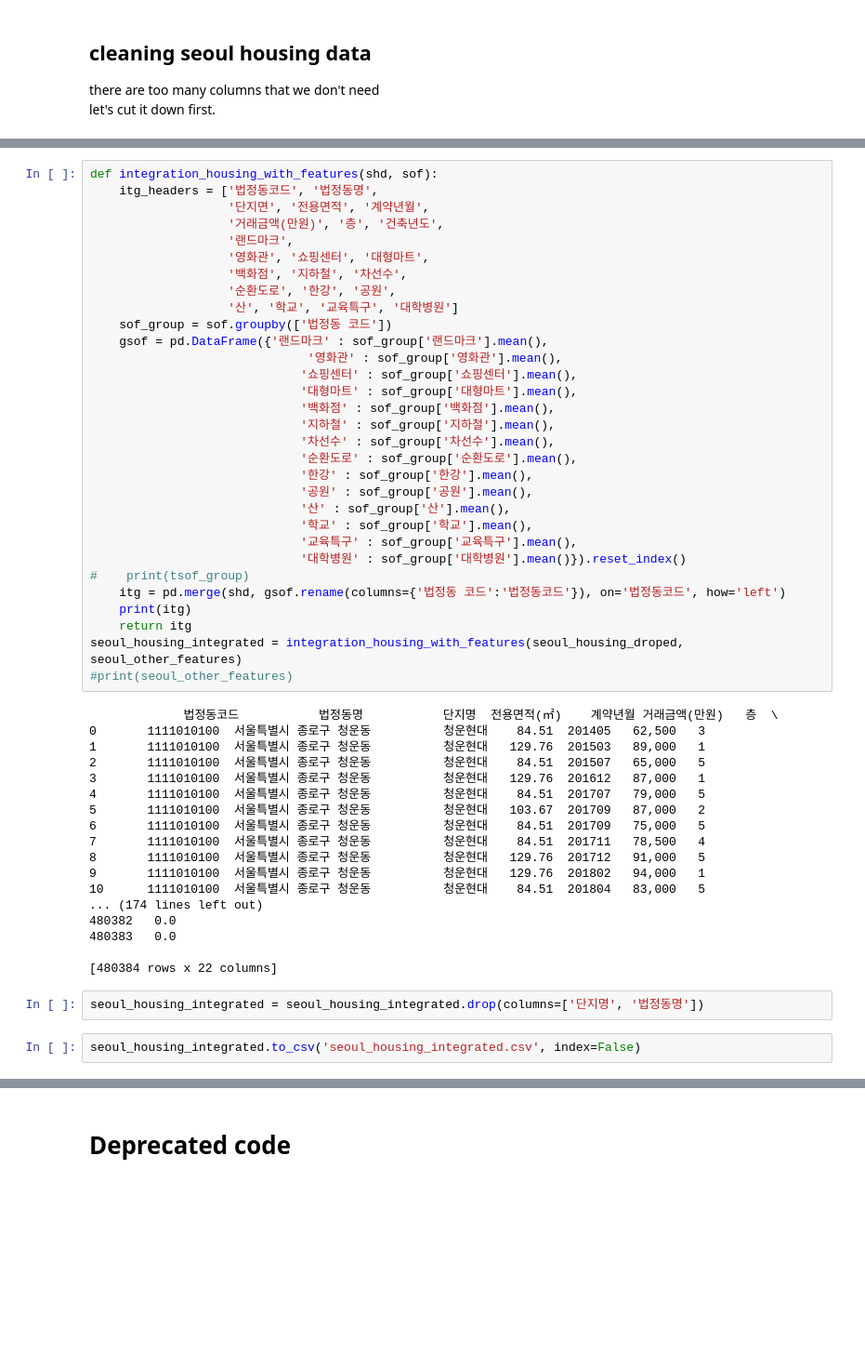
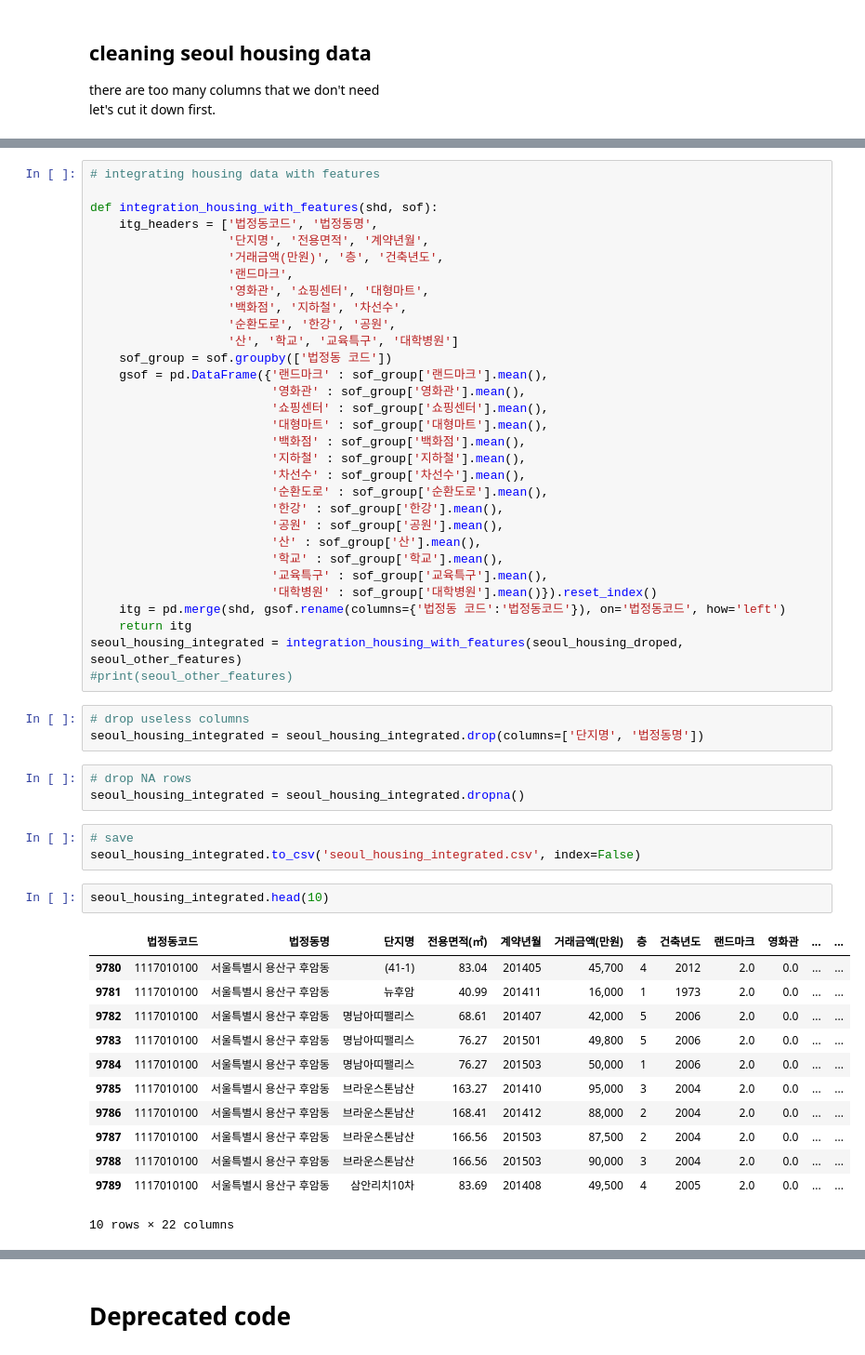
Before and after one commit to younghk/Housing_Seoul_Analysis, a Jupyter notebook: Data_preprocessing.ipynb, the cells around one changed output, grey strips where cells are left out. Shown at 93% size. Saved outputs shown, nothing was run; the diff lists cells and outputs as text; blank space fills up the shorter version.

```diff
--- a/Data_preprocessing.ipynb
+++ b/Data_preprocessing.ipynb
@@ -166,7 +153,9 @@ FileNotFoundError: [Errno 2] File b'seoul_other_features.csv' does not exist: b'
 # %%
+# integrating housing data with features
+
 def integration_housing_with_features(shd, sof):
     itg_headers = ['법정동코드', '법정동명',
-                   '단지면', '전용면적', '계약년월',
+                   '단지명', '전용면적', '계약년월',
                    '거래금액(만원)', '층', '건축년도',
                    '랜드마크',
                    '영화관', '쇼핑센터', '대형마트',
@@ -175,44 +164,44 @@ def integration_housing_with_features(shd, sof):
                    '산', '학교', '교육특구', '대학병원']
     sof_group = sof.groupby(['법정동 코드'])
     gsof = pd.DataFrame({'랜드마크' : sof_group['랜드마크'].mean(),
-                              '영화관' : sof_group['영화관'].mean(),
-                             '쇼핑센터' : sof_group['쇼핑센터'].mean(),
-                             '대형마트' : sof_group['대형마트'].mean(),
-                             '백화점' : sof_group['백화점'].mean(),
-                             '지하철' : sof_group['지하철'].mean(),
-                             '차선수' : sof_group['차선수'].mean(),
-                             '순환도로' : sof_group['순환도로'].mean(),
-                             '한강' : sof_group['한강'].mean(),
-                             '공원' : sof_group['공원'].mean(),
-                             '산' : sof_group['산'].mean(),
-                             '학교' : sof_group['학교'].mean(),
-                             '교육특구' : sof_group['교육특구'].mean(),
-                             '대학병원' : sof_group['대학병원'].mean()}).reset_index()
-#    print(tsof_group)
+                         '영화관' : sof_group['영화관'].mean(),
+                         '쇼핑센터' : sof_group['쇼핑센터'].mean(),
+                         '대형마트' : sof_group['대형마트'].mean(),
+                         '백화점' : sof_group['백화점'].mean(),
+                         '지하철' : sof_group['지하철'].mean(),
+                         '차선수' : sof_group['차선수'].mean(),
+                         '순환도로' : sof_group['순환도로'].mean(),
+                         '한강' : sof_group['한강'].mean(),
+                         '공원' : sof_group['공원'].mean(),
+                         '산' : sof_group['산'].mean(),
+                         '학교' : sof_group['학교'].mean(),
+                         '교육특구' : sof_group['교육특구'].mean(),
+                         '대학병원' : sof_group['대학병원'].mean()}).reset_index()
     itg = pd.merge(shd, gsof.rename(columns={'법정동 코드':'법정동코드'}), on='법정동코드', how='left')
-    print(itg)
     return itg
 seoul_housing_integrated = integration_housing_with_features(seoul_housing_droped, seoul_other_features)
 #print(seoul_other_features)
-# %% [output]
-             법정동코드           법정동명           단지명  전용면적(㎡)    계약년월 거래금액(만원)   층  \
-0       1111010100  서울특별시 종로구 청운동          청운현대    84.51  201405   62,500   3
-1       1111010100  서울특별시 종로구 청운동          청운현대   129.76  201503   89,000   1
-2       1111010100  서울특별시 종로구 청운동          청운현대    84.51  201507   65,000   5
-3       1111010100  서울특별시 종로구 청운동          청운현대   129.76  201612   87,000   1
-4       1111010100  서울특별시 종로구 청운동          청운현대    84.51  201707   79,000   5
-5       1111010100  서울특별시 종로구 청운동          청운현대   103.67  201709   87,000   2
-6       1111010100  서울특별시 종로구 청운동          청운현대    84.51  201709   75,000   5
-7       1111010100  서울특별시 종로구 청운동          청운현대    84.51  201711   78,500   4
-8       1111010100  서울특별시 종로구 청운동          청운현대   129.76  201712   91,000   5
-9       1111010100  서울특별시 종로구 청운동          청운현대   129.76  201802   94,000   1
-10      1111010100  서울특별시 종로구 청운동          청운현대    84.51  201804   83,000   5
-... (174 lines left out)
-480382   0.0
-480383   0.0
-
-[480384 rows x 22 columns]
 # %%
+# drop useless columns
 seoul_housing_integrated = seoul_housing_integrated.drop(columns=['단지명', '법정동명'])
+# %%
+# drop NA rows
+seoul_housing_integrated = seoul_housing_integrated.dropna()
 # %%
+# save
 seoul_housing_integrated.to_csv('seoul_housing_integrated.csv', index=False)
+# %%
+seoul_housing_integrated.head(10)
+# %% [output]
+|  | 법정동코드 | 법정동명 | 단지명 | 전용면적(㎡) | 계약년월 | 거래금액(만원) | 층 | 건축년도 | 랜드마크 | 영화관 | ... | ... |
+| 9780 | 1117010100 | 서울특별시 용산구 후암동 | (41-1) | 83.04 | 201405 | 45,700 | 4 | 2012 | 2.0 | 0.0 | ... | ... |
+| 9781 | 1117010100 | 서울특별시 용산구 후암동 | 뉴후암 | 40.99 | 201411 | 16,000 | 1 | 1973 | 2.0 | 0.0 | ... | ... |
+| 9782 | 1117010100 | 서울특별시 용산구 후암동 | 명남아띠팰리스 | 68.61 | 201407 | 42,000 | 5 | 2006 | 2.0 | 0.0 | ... | ... |
+| 9783 | 1117010100 | 서울특별시 용산구 후암동 | 명남아띠팰리스 | 76.27 | 201501 | 49,800 | 5 | 2006 | 2.0 | 0.0 | ... | ... |
+| 9784 | 1117010100 | 서울특별시 용산구 후암동 | 명남아띠팰리스 | 76.27 | 201503 | 50,000 | 1 | 2006 | 2.0 | 0.0 | ... | ... |
+| 9785 | 1117010100 | 서울특별시 용산구 후암동 | 브라운스톤남산 | 163.27 | 201410 | 95,000 | 3 | 2004 | 2.0 | 0.0 | ... | ... |
+| 9786 | 1117010100 | 서울특별시 용산구 후암동 | 브라운스톤남산 | 168.41 | 201412 | 88,000 | 2 | 2004 | 2.0 | 0.0 | ... | ... |
+| 9787 | 1117010100 | 서울특별시 용산구 후암동 | 브라운스톤남산 | 166.56 | 201503 | 87,500 | 2 | 2004 | 2.0 | 0.0 | ... | ... |
+| 9788 | 1117010100 | 서울특별시 용산구 후암동 | 브라운스톤남산 | 166.56 | 201503 | 90,000 | 3 | 2004 | 2.0 | 0.0 | ... | ... |
+| 9789 | 1117010100 | 서울특별시 용산구 후암동 | 삼안리치10차 | 83.69 | 201408 | 49,500 | 4 | 2005 | 2.0 | 0.0 | ... | ... |
+10 rows × 22 columns
```
Also changed, not shown: parts of 24 cells of this notebook, 1 other file.
